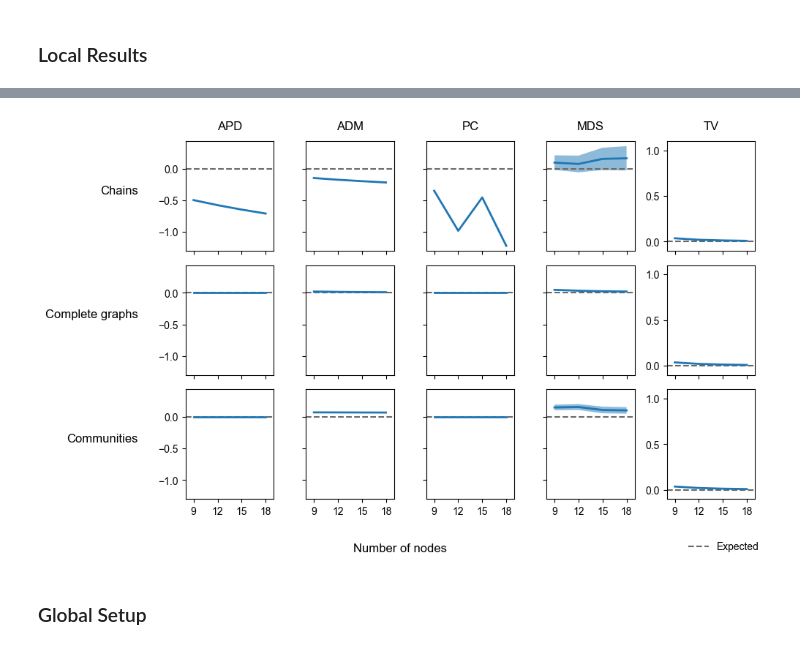
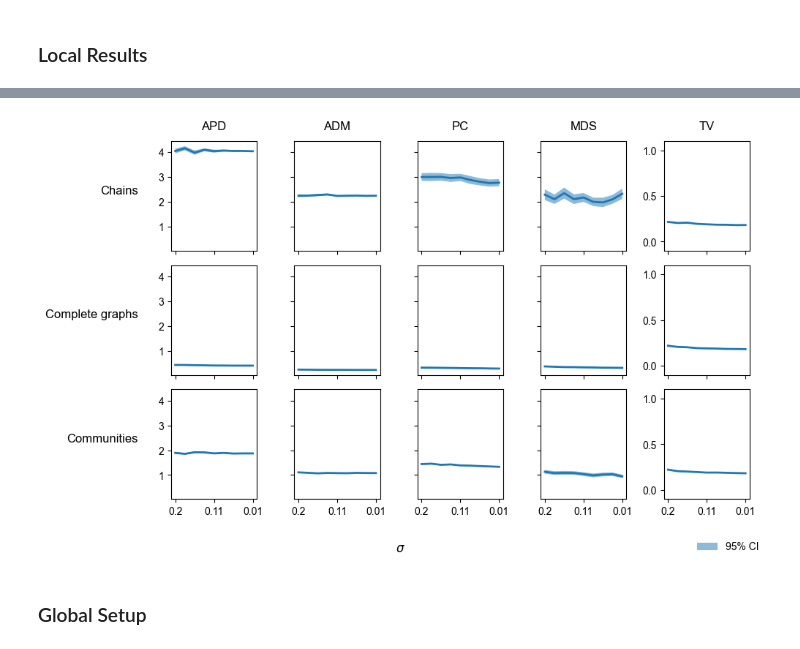
Before and after one commit to Christian-Weidemann/Quantifying-Multipolar-Polarization, a Jupyter notebook: 4_group_consensus.ipynb, the cells around one changed output, grey strips where cells are left out. Cells and saved outputs as stored; diff of their text form; code cells hidden in the pictures.

```diff
--- a/4_group_consensus.ipynb
+++ b/4_group_consensus.ipynb
@@ -124,0 +117,15 @@ Figure saved
+# %%
+comms = 3
+nodes_per_comm=2
+
+sd = 0.1
+
+# Generate stances
+stances = draw_limited_normal_stances(0.5, sd, nodes_per_comm*comms)
+
+# Generate the opinion matrix
+o = np.zeros((comms*nodes_per_comm, comms))
+for i in range(comms):
+    o[i*nodes_per_comm:(i+1)*nodes_per_comm, i] = stances[i*nodes_per_comm:(i+1)*nodes_per_comm]
+o = pd.DataFrame(o)
+o
@@ -125,7 +140,14 @@ Figure saved
 # %% [markdown]
 ### Local Results
 # %%
-num_nodes_range = range(9, 19, 3)
+comms = 3  # Number of communities in the local community network
+num_nodes = 12
+
+min_x = 0.01
+max_x = 0.2
+number_of_steps = 9
+x_range = np.linspace(max_x, min_x, number_of_steps)
+print(x_range)
 
 fig, ax = plt.subplots(len(local_tests), len(metrics), figsize=(len(metrics)*2, len(local_tests)*2), sharex=True)
 
@@ -138,8 +160,9 @@ for i in range(len(local_tests)):
             ax[i, j].set_ylim([-0.1, 1.1])
         # All other subplots
         else:
-            ax[i, j].set_xlim(num_nodes_range[0]-1, num_nodes_range[-1]+1)
-            ax[i, j].set_xticks(num_nodes_range)
+            ax[i, j].set_xlim(x_range[0]+x_range[-1], x_range[-1]-x_range[-1])
+            ax[i, j].set_xticks(x_range[::4])
+            ax[i, j].set_xticklabels([str(round(sd, 2)) for sd in x_range[::4]])
 
 # Sharing x- and y-axes for all subplots except the last column
 utils.share_axes(ax[:,:-1], sharex=True, sharey=True)
@@ -149,11 +172,11 @@ for test_index, (graph_name, graph_type) in enumerate(local_tests):
     for metric_index, (metric_name, polarization_metric) in enumerate(metrics):
 
         # Initialize arrays to store the means and confidence intervals of repeated runs
-        means = np.zeros(len(num_nodes_range))
-        lower_confs = np.zeros(len(num_nodes_range))
-        higher_confs = np.zeros(len(num_nodes_range))
+        means = np.zeros(len(x_range))
+        lower_confs = np.zeros(len(x_range))
+        higher_confs = np.zeros(len(x_range))
 
-        for opinion_index, num_nodes in enumerate(num_nodes_range):
+        for x_index, sd in enumerate(x_range):
 
             nodes_per_comm = num_nodes // comms
 
@@ -165,51 +188,43 @@ for test_index, (graph_name, graph_type) in enumerate(local_tests):
                     G = graph_type(n_comms=comms, nodes_per_comm=nodes_per_comm)
                 else:
                     G = graph_type(num_nodes)
-                    # print(f"num_nodes: {num_nodes}, run: {run}")
 
-                # neutral opinion polarization
-                o = pd.DataFrame(np.vstack((np.array([(1,0)]*nodes_per_comm),
-                                            np.array([(0,0)]*nodes_per_comm),
-                                            np.array([(0,1)]*nodes_per_comm))))
-                # print(o)
-                tensor = nvd.make_tensor(G, o)
-                neutral_polarization = polarization_metric(tensor)
+                # Generate stances
+                stances = draw_limited_normal_stances(0.5, sd, nodes_per_comm*comms)
 
-                # third opinion polarization
-                o = pd.DataFrame(np.vstack((np.array([(1,0,0)]*nodes_per_comm),
-                                            np.array([(0,1,0)]*nodes_per_comm),
-                                            np.array([(0,0,1)]*nodes_per_comm))))
+                # Generate the opinion matrix
+                o = np.zeros((comms*nodes_per_comm, comms))
+                for i in range(comms):
+                    o[i*nodes_per_comm:(i+1)*nodes_per_comm, i] = stances[i*nodes_per_comm:(i+1)*nodes_per_comm]
+                o = pd.DataFrame(o)
 
                 tensor = nvd.make_tensor(G, o)
-                third_polarization = polarization_metric(tensor)
+                polarization = polarization_metric(tensor)
 
-                difference = third_polarization - neutral_polarization
-                run_pols[run] = difference
+                run_pols[run] = polarization
 
-                # Only keep the first run
-                if polarization_metric not in random_run_metrics:
-                    run_pols = np.array([run_pols[0]])
-                    break
+                # # Only keep the first run
+                # if polarization_metric not in random_run_metrics:
+                #     run_pols = np.array([run_pols[0]])
+                #     break
 
-            if polarization_metric in random_run_metrics:
-                # Add small random noise to avoid RuntimeWarning: invalid value encountered in multiply
-                run_pols += np.random.normal(0, 1e-10, run_pols.size)
+            # Add small random noise to avoid RuntimeWarning: invalid value encountered in multiply
+            run_pols += np.random.normal(0, 1e-10, run_pols.size)
 
-                # Calculate the 95% confidence intervals
-                lower_conf, higher_conf = st.t.interval(0.95, run_pols.size-1, loc=np.mean(run_pols), scale=st.sem(run_pols)) # means[opinion_index]
+            # Calculate the 95% confidence intervals
+            lower_conf, higher_conf = st.t.interval(0.95, run_pols.size-1, loc=np.mean(run_pols), scale=st.sem(run_pols)) # means[x_index]
 
-                lower_confs[opinion_index] = lower_conf
-                higher_confs[opinion_index] = higher_conf
+            lower_confs[x_index] = lower_conf
+            higher_confs[x_index] = higher_conf
 
-            means[opinion_index] = np.mean(run_pols)
+            means[x_index] = np.mean(run_pols)
 
-        if polarization_metric in random_run_metrics:
-            ax[test_index, metric_index].fill_between(num_nodes_range, higher_confs, lower_confs, alpha=.5, linewidth=0)
+        ax[test_index, metric_index].fill_between(x_range, higher_confs, lower_confs, alpha=.5, linewidth=0, label='95% CI')
 
         # Draw line at 0 for layout purposes
-        ax[test_index, metric_index].hlines(0, num_nodes_range[0]-1, xmax=num_nodes_range[-1]+1, colors='dimgrey', linestyles='dashed', label='Expected')
+        # ax[test_index, metric_index].hlines(0, x_range[0]-x_range[0], xmax=x_range[-1]+x_range[0], colors='dimgrey', linestyles='dashed', label='Expected')
 
-        ax[test_index, metric_index].plot(num_nodes_range, means, lw=2)
+        ax[test_index, metric_index].plot(x_range, means, lw=2)
 
         # Add title to the first row
         if test_index == 0:
@@ -220,7 +235,7 @@ for test_index, (graph_name, graph_type) in enumerate(local_tests):
             ax[test_index, metric_index].set_ylabel(graph_name, rotation=0, labelpad=20, fontsize=12, ha='right')
 
 # fig.supylabel('Polarization', x=0.08)
-fig.supxlabel('Number of nodes', fontsize=12, y=-0.01)
+fig.supxlabel('$\sigma$', fontsize=12, y=-0.01)
 
 # Getting legend from last MDS plot
 handles, labels = ax[len(local_tests)-1, len(metrics)-2].get_legend_handles_labels()
@@ -233,5 +249,5 @@ utils.save_figure("local_res", experiment_folder, overwrite=True)
 Figure saved
-[figure, old version]
+[figure, new version]
 # %% [markdown]
 ### Global Setup
 # %%
```
Also changed, not shown: parts of 13 cells of this notebook, 14 other files.
